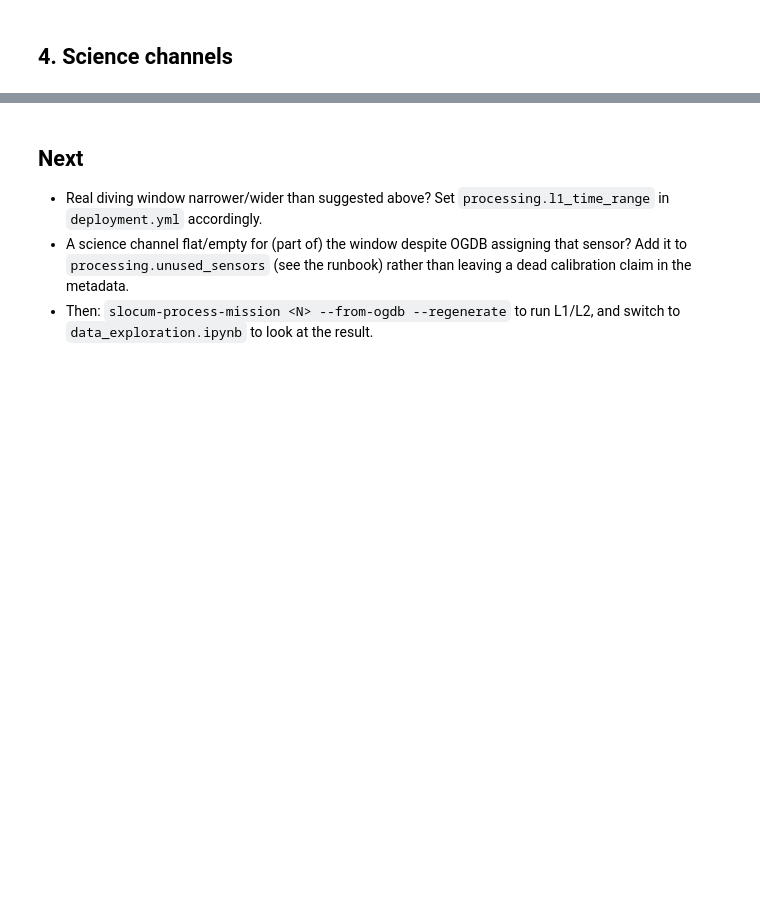
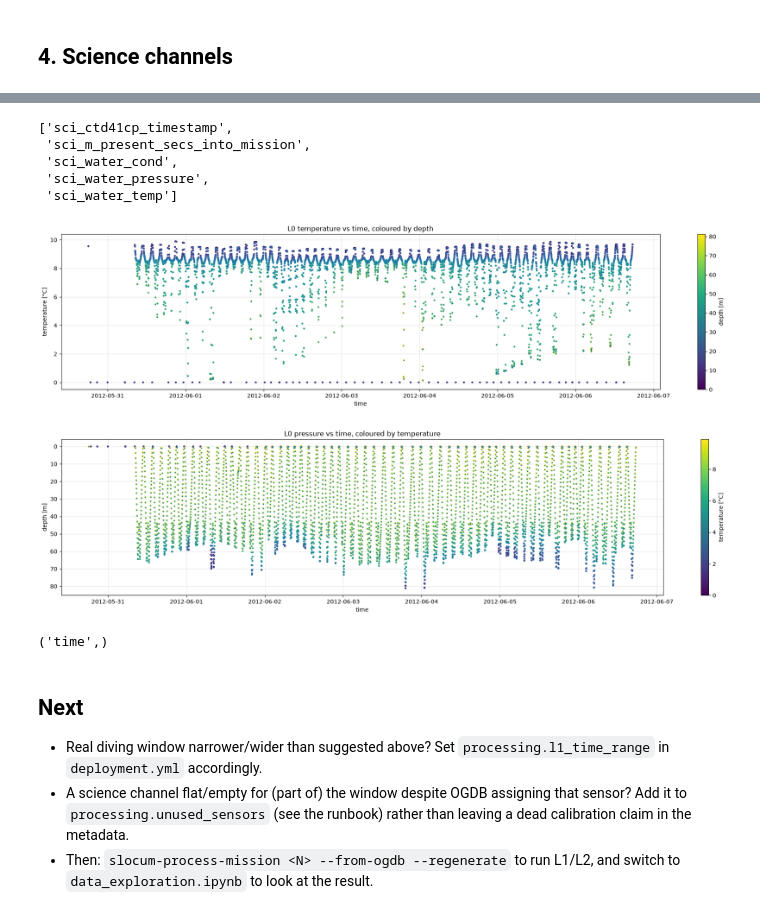
Before and after one commit to elyfant/norgliders-data-pipeline, a Jupyter notebook: python/notebooks/data_exploration_l0.ipynb, the cells around one changed output, grey strips where cells are left out. Cells and saved outputs as stored; diff of their text form; code cells hidden in the pictures; blank space fills up the shorter version.

```diff
--- a/python/notebooks/data_exploration_l0.ipynb
+++ b/python/notebooks/data_exploration_l0.ipynb
@@ -192,3 +317,44 @@ fig.tight_layout()
+# %%
+sci_vars
+# %% [output]
+['sci_ctd41cp_timestamp',
+ 'sci_m_present_secs_into_mission',
+ 'sci_water_cond',
+ 'sci_water_pressure',
+ 'sci_water_temp']
+# %%
+t0,t1 = '2012-05-30 16:56:26', '2012-06-06 17:38:00'
+l0_sub = l0.sel(time=slice(t0, t1))
+
+
+fig, ax = plt.subplots(figsize=(24, 5))
+sc = ax.scatter(l0_sub["time"].values,l0_sub["sci_water_temp"].values, c=l0_sub["sci_water_pressure"].values, cmap="viridis",s=6)
+ax.plot(l0_sub["time"].values,l0_sub["sci_water_temp"].values, ".", ms=2)
+cb = fig.colorbar(sc, ax=ax)
+cb.set_label("depth [m]")
+ax.set_xlabel("time")
+ax.set_ylabel("temperature [°C]")
+ax.set_title("L0 temperature vs time, coloured by depth")
+ax.grid(alpha=0.3)
+
+
+fig1, ax1 = plt.subplots(figsize=(24, 5))
+sc = ax1.scatter(l0_sub["time"].values,l0_sub["sci_water_pressure"].values, c=l0_sub["sci_water_temp"].values, cmap="viridis",s=6)
+ax1.plot(l0_sub["time"].values,l0_sub["sci_water_pressure"].values, ".", ms=2)
+cb = fig1.colorbar(sc, ax=ax1)
+cb.set_label("temperature [°C]")
+ax1.invert_yaxis()
+ax1.set_xlabel("time")
+ax1.set_ylabel("depth [m]")
+ax1.set_title("L0 pressure vs time, coloured by temperature")
+ax1.grid(alpha=0.3)
+# %% [output]
+[figure, added]
+[figure, added]
+# %%
+l0["m_depth"].dims
+# %% [output]
+('time',)
 # %% [markdown]
 ## Next
 
```
Also changed, not shown: parts of 9 cells of this notebook, 4 other files.
